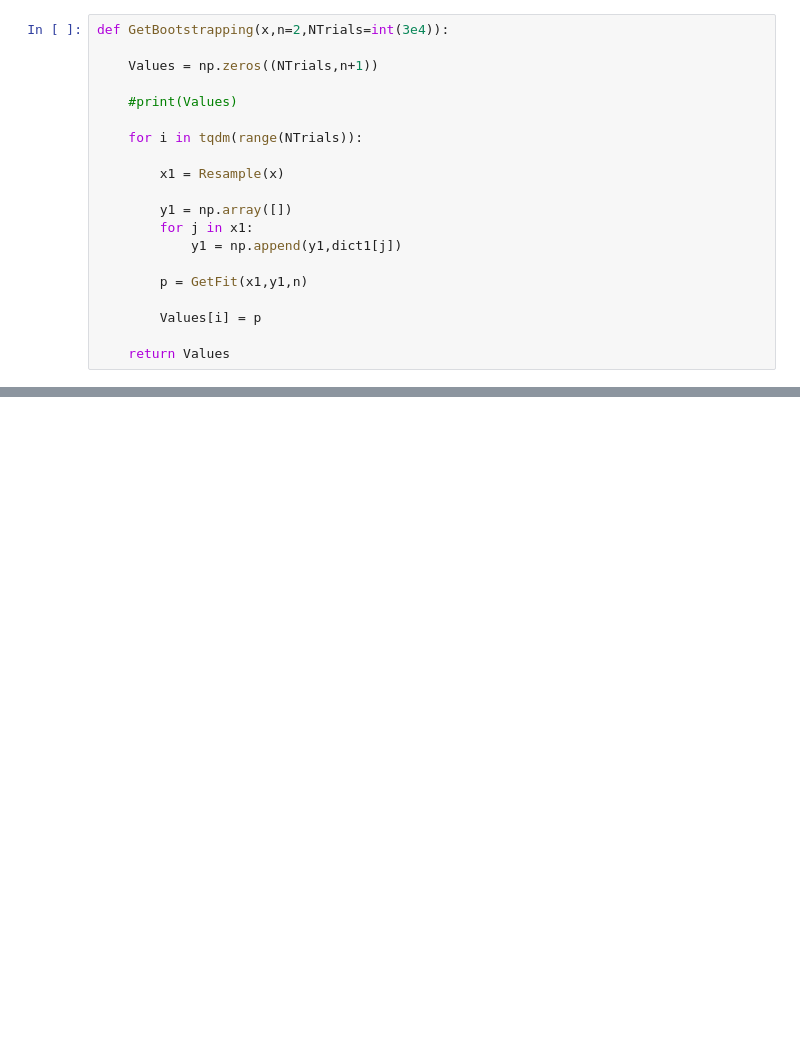
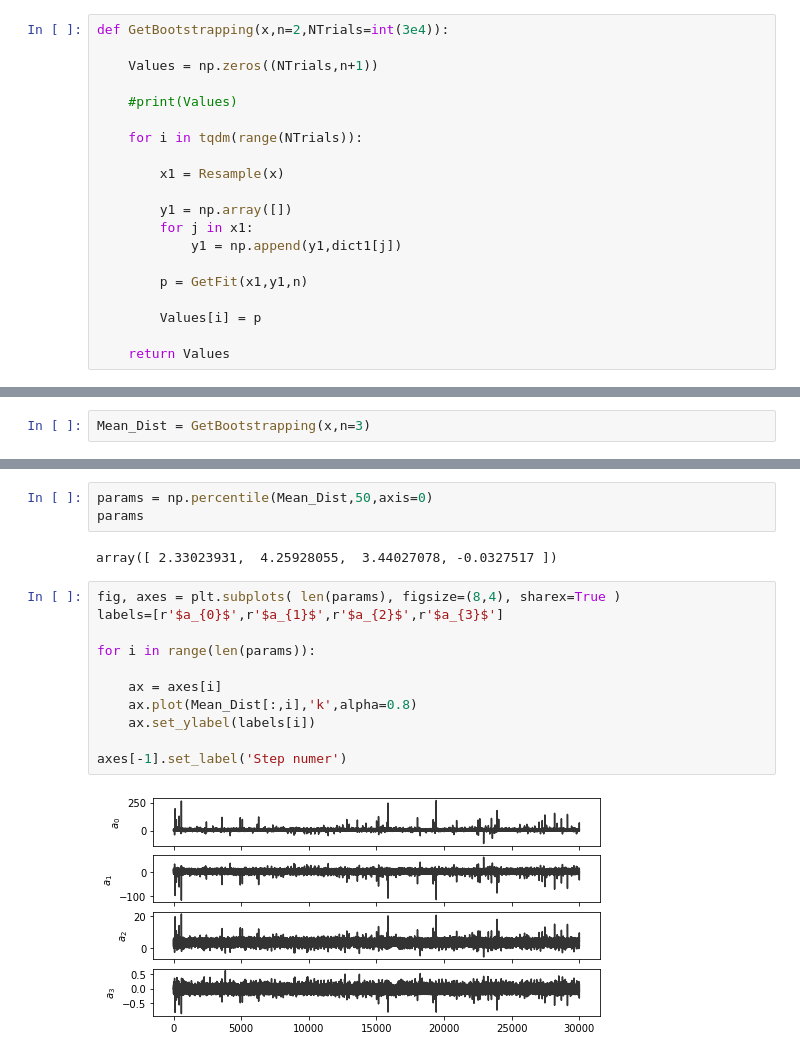
Before and after one commit to DanielBarrreto/Codigos_utiles, a Jupyter notebook: Week11/MinimosBootstrapping.ipynb, the cells around one changed output, grey strips where cells are left out. Saved outputs shown, nothing was run; the diff lists cells and outputs as text; blank space fills up the shorter version.

```diff
--- a/Week11/MinimosBootstrapping.ipynb
+++ b/Week11/MinimosBootstrapping.ipynb
@@ -253,0 +212,2 @@ figure = corner.corner( Mean_Dist, truths = truths, labels = labels, quantiles =
+# %%
+Mean_Dist = GetBootstrapping(x,n=3)
@@ -253,0 +231,18 @@ figure = corner.corner( Mean_Dist, truths = truths, labels = labels, quantiles =
+# %%
+params = np.percentile(Mean_Dist,50,axis=0)
+params
+# %% [output]
+array([ 2.33023931,  4.25928055,  3.44027078, -0.0327517 ])
+# %%
+fig, axes = plt.subplots( len(params), figsize=(8,4), sharex=True )
+labels=[r'$a_{0}$',r'$a_{1}$',r'$a_{2}$',r'$a_{3}$']
+
+for i in range(len(params)):
+
+    ax = axes[i]
+    ax.plot(Mean_Dist[:,i],'k',alpha=0.8)
+    ax.set_ylabel(labels[i])
+
+axes[-1].set_label('Step numer')
+# %% [output]
+[figure, added]
```
Also changed, not shown: parts of 7 cells of this notebook.
